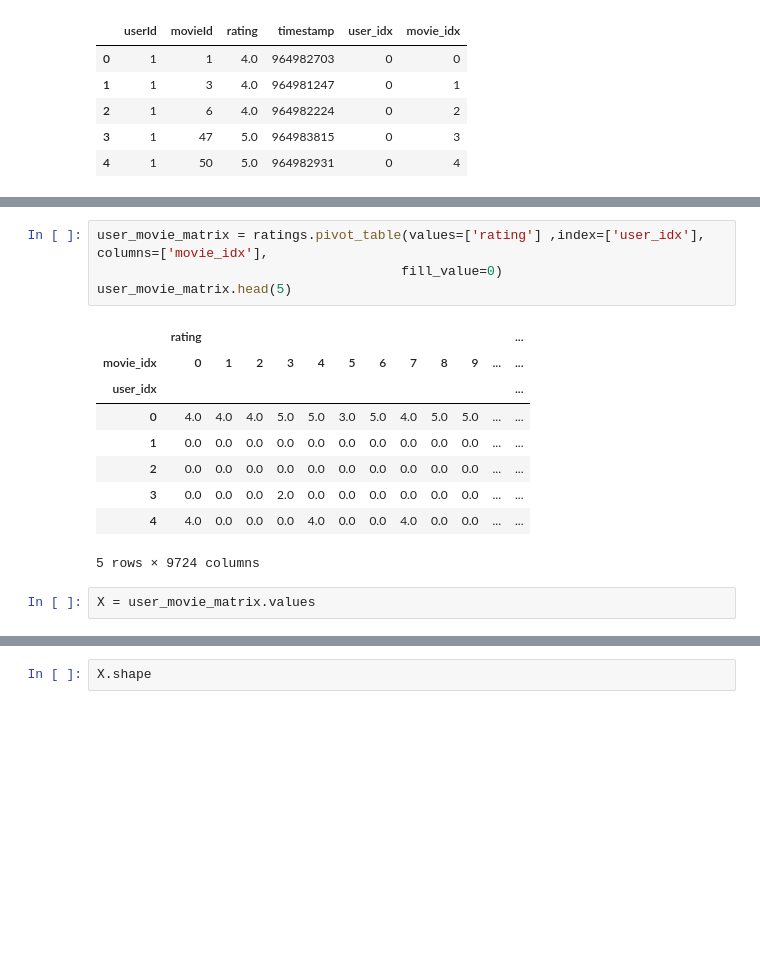
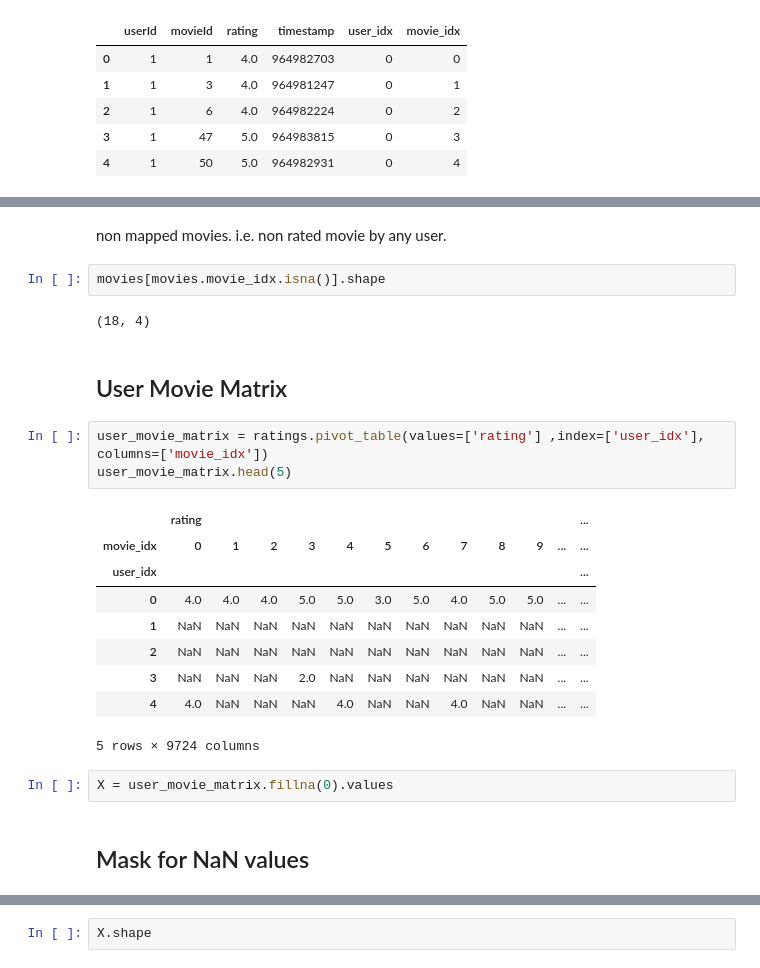
Before and after one commit to NishantBaheti/Recommendation-Systems, a Jupyter notebook: notebooks/svd.ipynb, the cells around one changed output, grey strips where cells are left out. Cells and saved outputs as stored; diff of their text form; blank space fills up the shorter version.

```diff
--- a/notebooks/svd.ipynb
+++ b/notebooks/svd.ipynb
@@ -40,16 +60,25 @@ ratings.head(5)
+# %% [markdown]
+non mapped movies. i.e. non rated movie by any user.
+# %%
+movies[movies.movie_idx.isna()].shape
+# %% [output]
+(18, 4)
+# %% [markdown]
+## User Movie Matrix
 # %%
-user_movie_matrix = ratings.pivot_table(values=['rating'] ,index=['user_idx'], columns=['movie_idx'],
-                                       fill_value=0)
+user_movie_matrix = ratings.pivot_table(values=['rating'] ,index=['user_idx'], columns=['movie_idx'])
 user_movie_matrix.head(5)
 # %% [output]
 |  | rating |  |  |  |  |  |  |  |  |  |  | ... |
 | movie_idx | 0 | 1 | 2 | 3 | 4 | 5 | 6 | 7 | 8 | 9 | ... | ... |
 | user_idx |  |  |  |  |  |  |  |  |  |  |  | ... |
 | 0 | 4.0 | 4.0 | 4.0 | 5.0 | 5.0 | 3.0 | 5.0 | 4.0 | 5.0 | 5.0 | ... | ... |
-| 1 | 0.0 | 0.0 | 0.0 | 0.0 | 0.0 | 0.0 | 0.0 | 0.0 | 0.0 | 0.0 | ... | ... |
-| 2 | 0.0 | 0.0 | 0.0 | 0.0 | 0.0 | 0.0 | 0.0 | 0.0 | 0.0 | 0.0 | ... | ... |
-| 3 | 0.0 | 0.0 | 0.0 | 2.0 | 0.0 | 0.0 | 0.0 | 0.0 | 0.0 | 0.0 | ... | ... |
-| 4 | 4.0 | 0.0 | 0.0 | 0.0 | 4.0 | 0.0 | 0.0 | 4.0 | 0.0 | 0.0 | ... | ... |
+| 1 | NaN | NaN | NaN | NaN | NaN | NaN | NaN | NaN | NaN | NaN | ... | ... |
+| 2 | NaN | NaN | NaN | NaN | NaN | NaN | NaN | NaN | NaN | NaN | ... | ... |
+| 3 | NaN | NaN | NaN | 2.0 | NaN | NaN | NaN | NaN | NaN | NaN | ... | ... |
+| 4 | 4.0 | NaN | NaN | NaN | 4.0 | NaN | NaN | 4.0 | NaN | NaN | ... | ... |
 5 rows × 9724 columns
 # %%
-X = user_movie_matrix.values
+X = user_movie_matrix.fillna(0).values
+# %% [markdown]
+## Mask for NaN values
```
Also changed, not shown: parts of 25 cells of this notebook.
